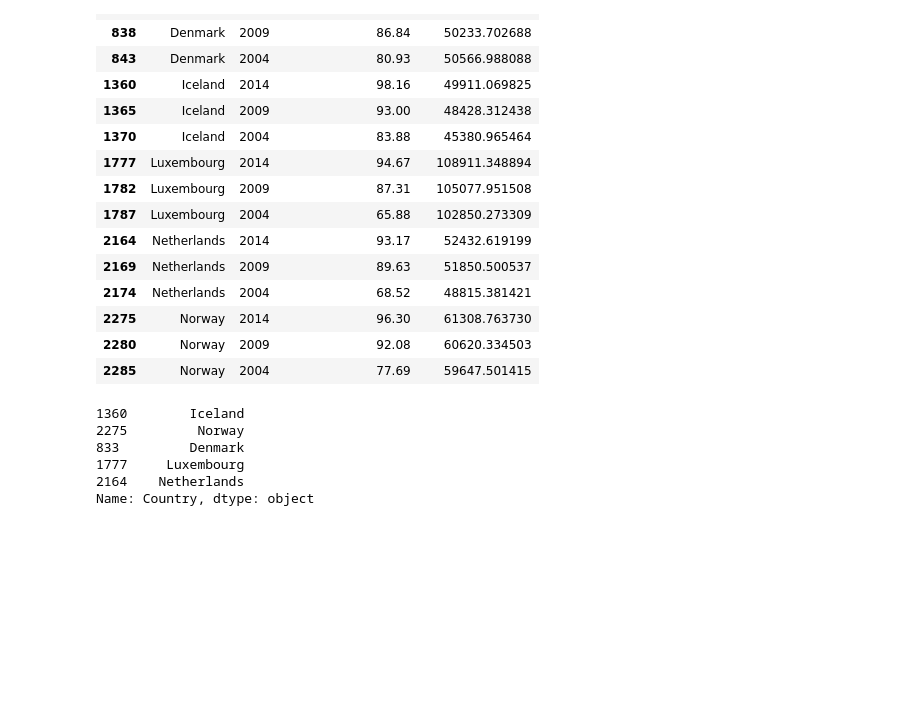
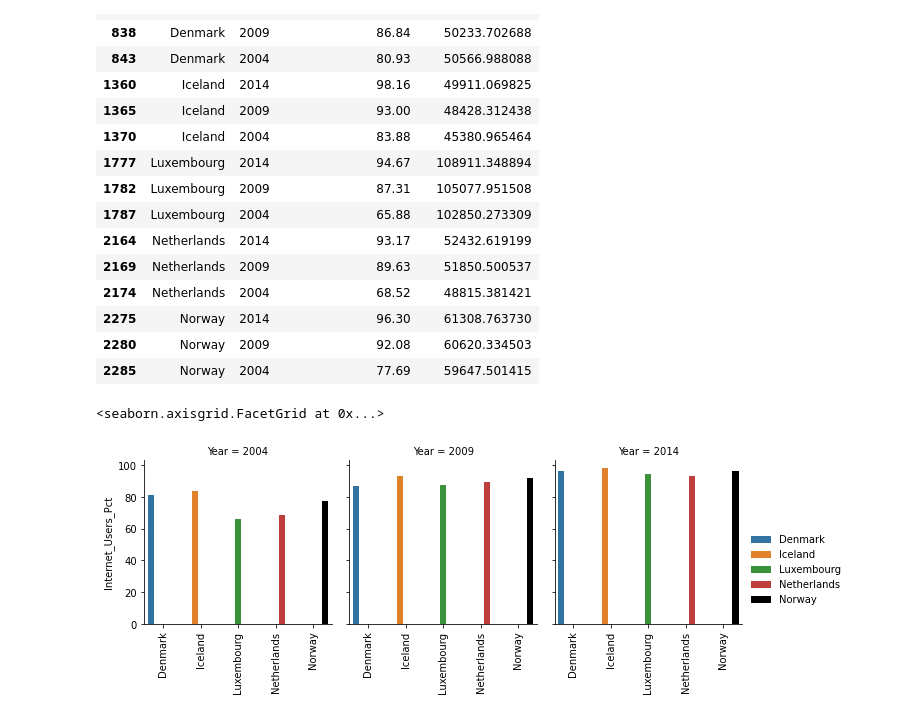
Before and after one commit to TheRealIanGray/gdp-and-internet-usage-TheRealIanGray, a Jupyter notebook: First Python Project.ipynb, the cells around one changed output. Drawn from its saved outputs; the diff is of its cells as text; code cells hidden in the pictures; blank space fills up the shorter version.

```diff
--- a/First Python Project.ipynb
+++ b/First Python Project.ipynb
@@ -289,12 +287,16 @@ gdp_and_internet_use_su
 | 2275 | Norway | 2014 | 96.30 | 61308.763730 |
 | 2280 | Norway | 2009 | 92.08 | 60620.334503 |
 | 2285 | Norway | 2004 | 77.69 | 59647.501415 |
-# %%
-top_5.Country
-# %% [output]
-1360        Iceland
-2275         Norway
-833         Denmark
-1777     Luxembourg
-2164    Netherlands
-Name: Country, dtype: object
+# %%
+i= sns.FacetGrid(gdp_and_internet_use_su, col="Year")
+sns.color_palette("tab10")
+i.map_dataframe(sns.barplot, x="Country", y="Internet_Users_Pct", hue="Country", palette=["C0","C1","C2","C3", "k"])
+
+i.set_axis_labels('',"Internet_Users_Pct")
+for axes in i.axes.flat:
+    _ = axes.set_xticklabels(axes.get_xticklabels(), rotation=90)
+
+i.add_legend()
+# %% [output]
+<seaborn.axisgrid.FacetGrid at 0x...>
+[figure, added]
```
Also changed, not shown: parts of 10 cells of this notebook.
